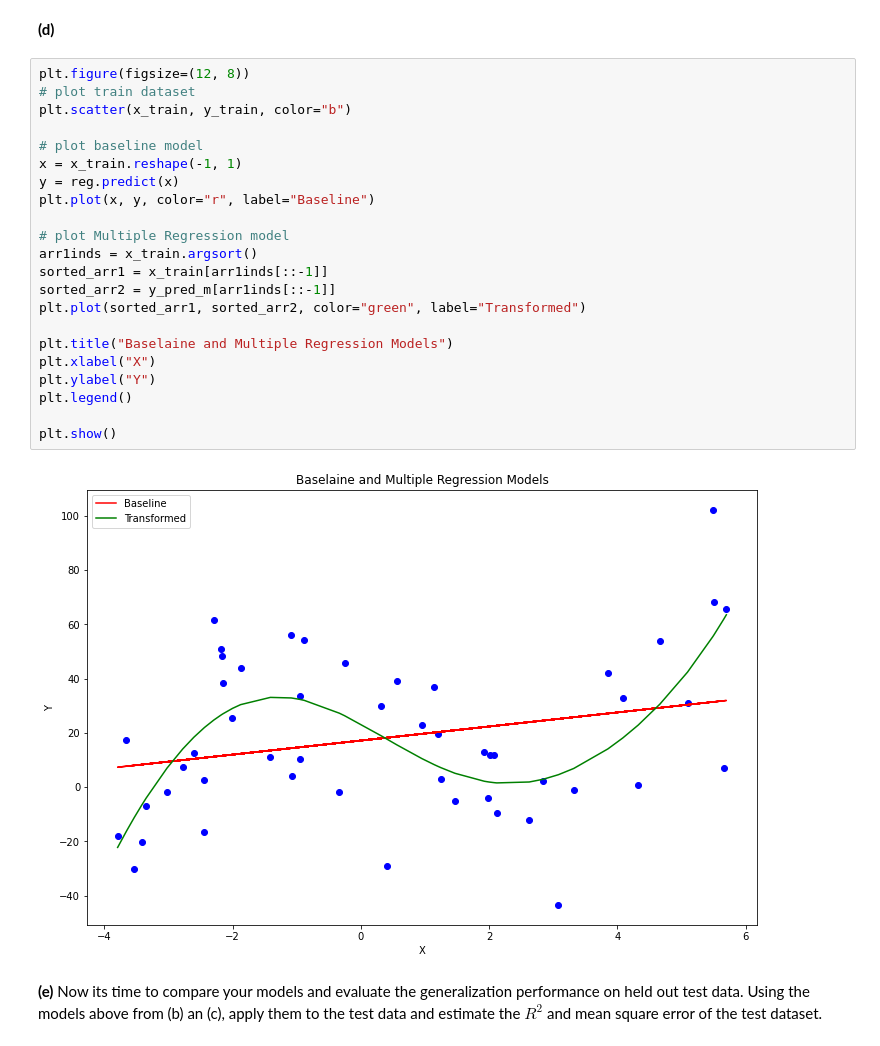
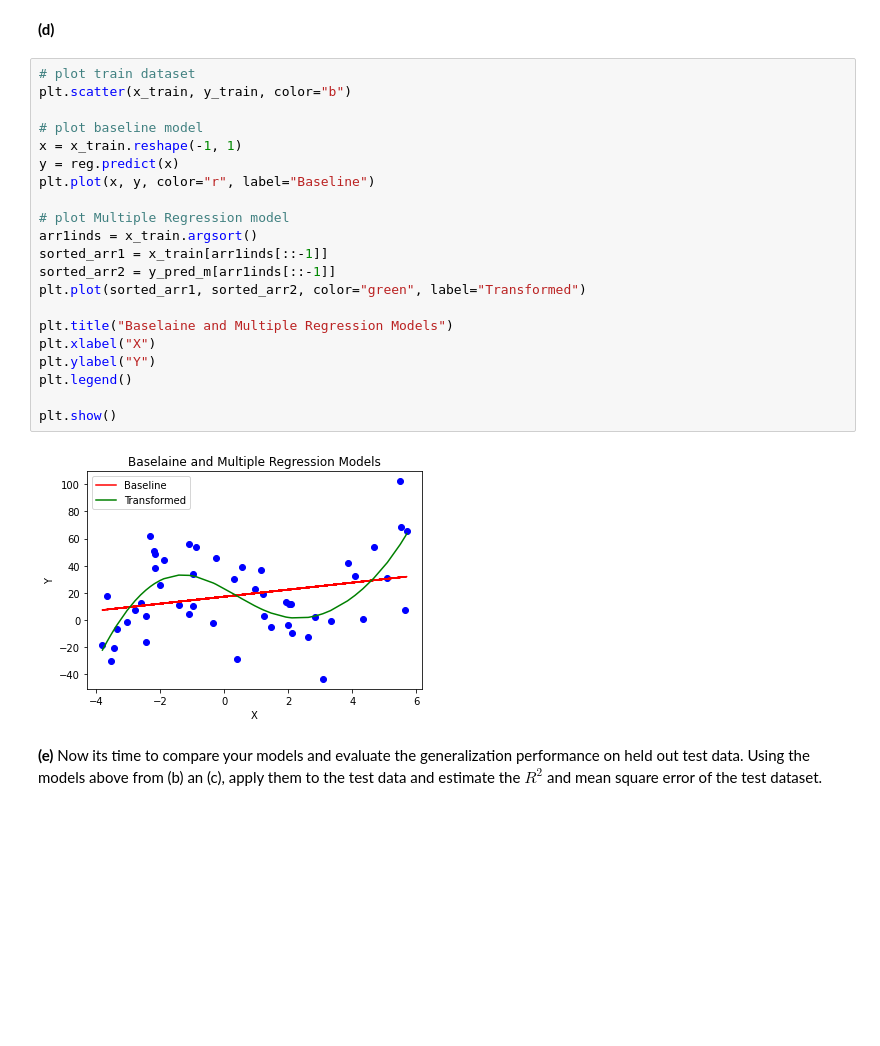
Before and after one commit to HarTigran/ids705, a Jupyter notebook: assignments/Assignment_2.ipynb, the cells around one changed output. Saved outputs shown, nothing was run; the diff lists cells and outputs as text; blank space fills up the shorter version.

```diff
--- a/assignments/Assignment_2.ipynb
+++ b/assignments/Assignment_2.ipynb
@@ -643,29 +643,28 @@ $$ \hat{y} = 23.149 -7.203*x - 5.787*\sin{x} - 1.923*x^2 + 0.76*x^2$$
 # %% [markdown]
 **(d)**
 # %%
-plt.figure(figsize=(12, 8))
 # plot train dataset
 plt.scatter(x_train, y_train, color="b")
 
 # plot baseline model
 x = x_train.reshape(-1, 1)
 y = reg.predict(x)
 plt.plot(x, y, color="r", label="Baseline")
 
 # plot Multiple Regression model
 arr1inds = x_train.argsort()
 sorted_arr1 = x_train[arr1inds[::-1]]
 sorted_arr2 = y_pred_m[arr1inds[::-1]]
 plt.plot(sorted_arr1, sorted_arr2, color="green", label="Transformed")
 
 plt.title("Baselaine and Multiple Regression Models")
 plt.xlabel("X")
 plt.ylabel("Y")
 plt.legend()
 
 plt.show()
 # %% [output]
-[figure, old version]
+[figure, new version]
 # %% [markdown]
 **(e)** Now its time to compare your models and evaluate the generalization performance on held out test data. Using the models above from (b) an (c), apply them to the test data and estimate the $R^2$ and mean square error of the test dataset.
 # %%
```
Also changed, not shown: parts of 2 cells of this notebook, 2 other files.
